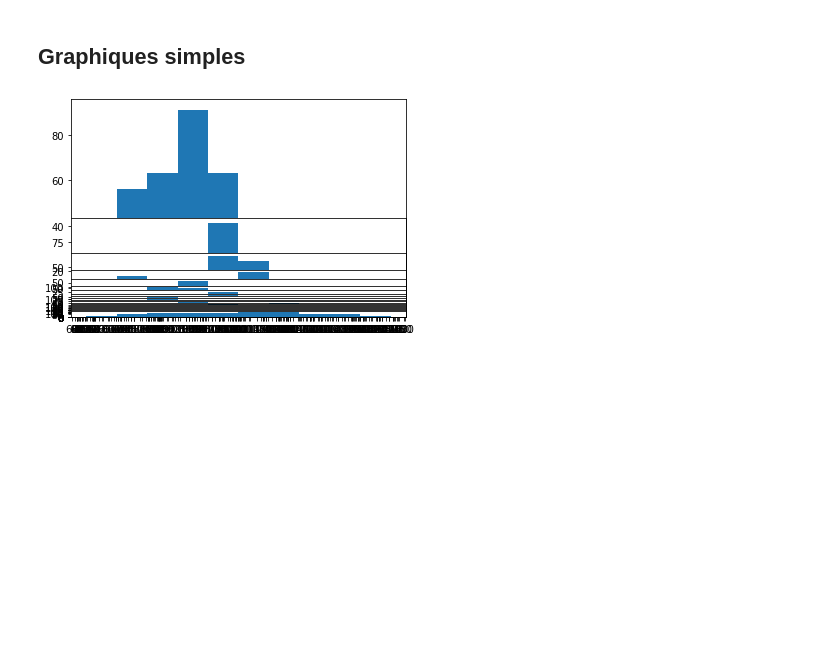
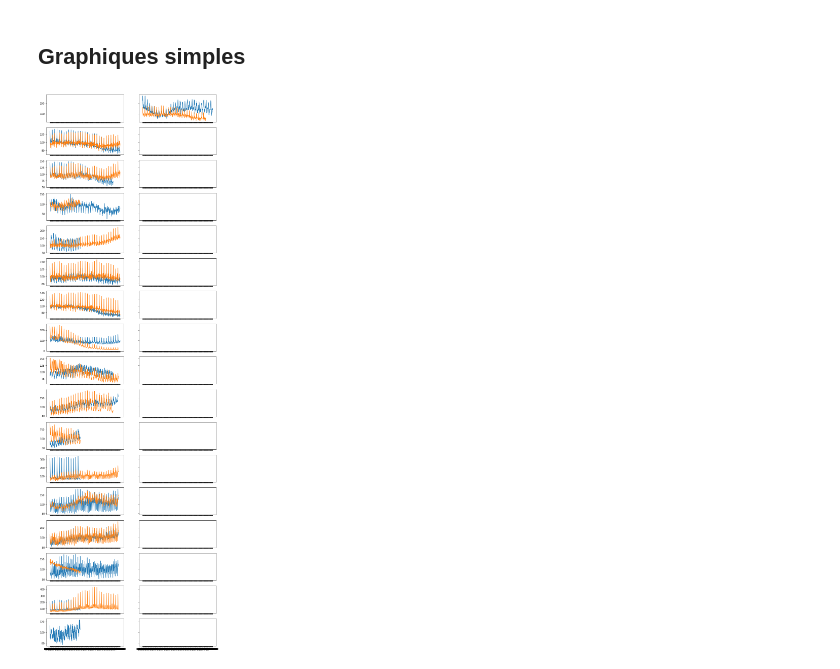
Before and after one commit to LittleBabyPanda/Q3-Project, a Jupyter notebook: Graphiques-Var-Offi.ipynb, the cells around one changed output. Cells and saved outputs as stored; diff of their text form; code cells hidden in the pictures; blank space fills up the shorter version.

Commit message:
Travaillé sur les graphiques

```diff
--- a/Graphiques-Var-Offi.ipynb
+++ b/Graphiques-Var-Offi.ipynb
@@ -34,4 +25,11 @@ for ax in axs:
-# %%
-fig_retail_brut_valeur
-# %% [output]
-[figure, removed]
+# %%
+plt.rcParams['figure.figsize'] = [12,40]
+longueur = len(retail_brut_volume.columns)//2 + 1
+fig_retail_brut_volume, axs_volume = plt.subplots(longueur,2,sharex='col',sharey='row',gridspec_kw={'wspace':0.2,'hspace':0.2})
+
+for col in retail_brut_volume.columns:
+    row = list(retail_brut_volume.columns).index(col)//2
+    colu = (list(retail_brut_volume.columns).index(col)//2==0)*1
+    axs_volume[row][colu].plot(retail_brut_volume.iloc[:,list(retail_brut_volume.columns).index(col)])
+# %% [output]
+[figure, added]
```
Also changed, not shown: parts of 2 cells of this notebook.
